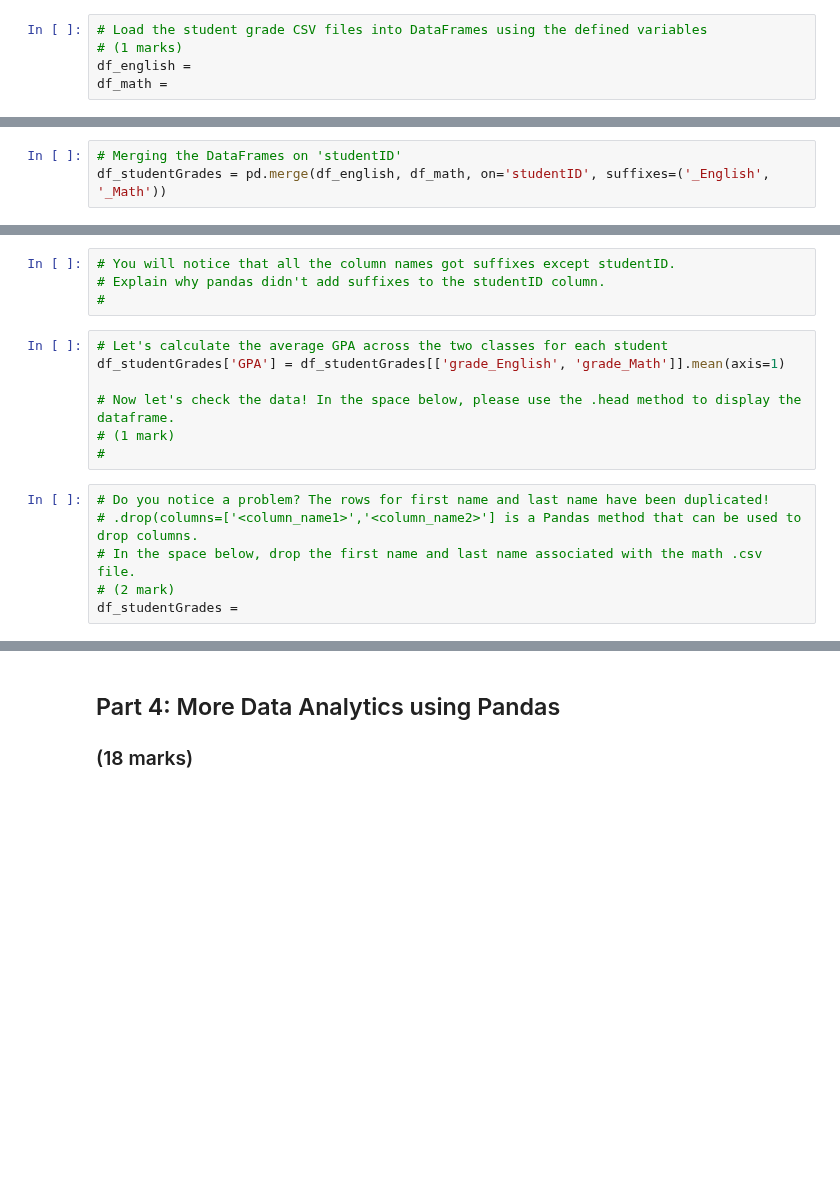
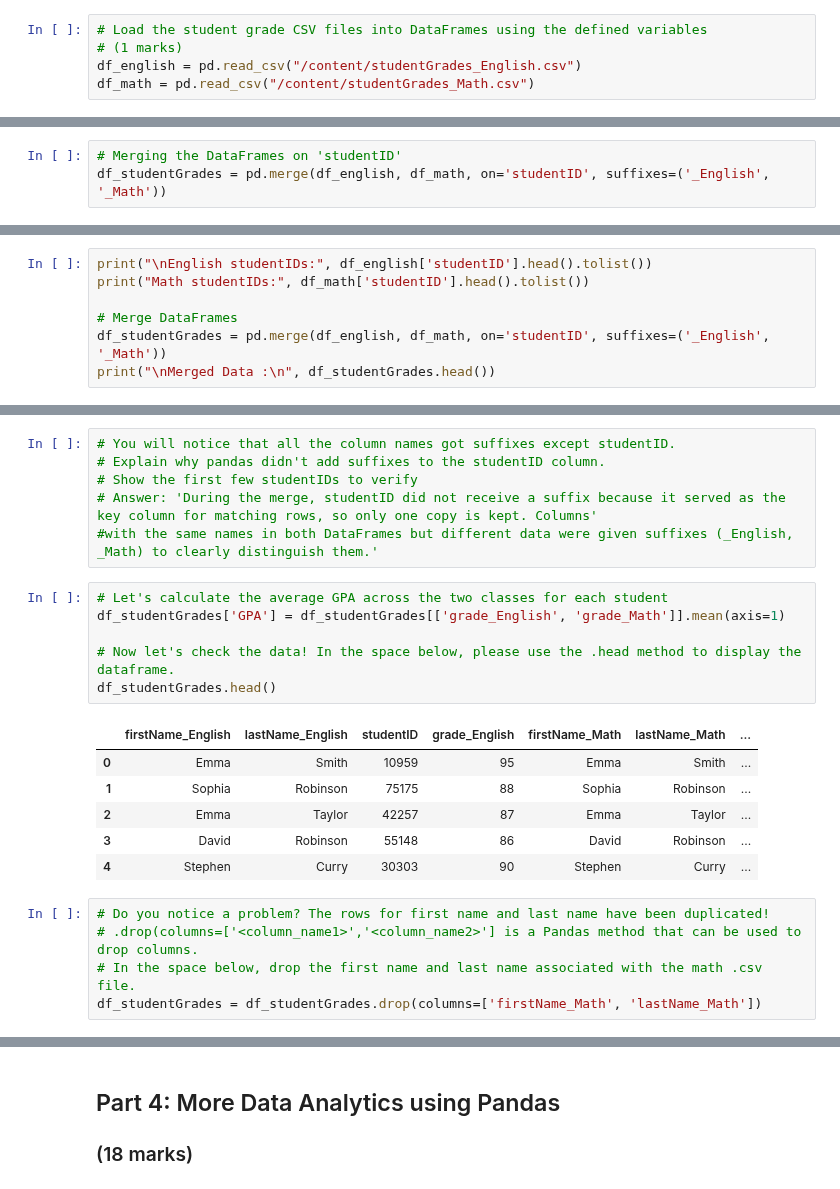
Before and after one commit to hRazaRizvi/ENGG680_2025_Fall, a Jupyter notebook: Lab_Assignment1/StudentGradeManagementSystem.ipynb, the cells around one changed output, grey strips where cells are left out. Drawn from its saved outputs; the diff is of its cells as text; blank space fills up the shorter version.

```diff
--- a/Lab_Assignment1/StudentGradeManagementSystem.ipynb
+++ b/Lab_Assignment1/StudentGradeManagementSystem.ipynb
@@ -223,7 +223,7 @@ Iftekhar's current balance: $1300
 # %%
 # Load the student grade CSV files into DataFrames using the defined variables
 # (1 marks)
-df_english =
-df_math =
+df_english = pd.read_csv("/content/studentGrades_English.csv")
+df_math = pd.read_csv("/content/studentGrades_Math.csv")
 # %%
 # Print the first 5 rows of df_english using the .head method
@@ -240,0 +258,7 @@ df_studentGrades = pd.merge(df_english, df_math, on='studentID', suffixes=('_Eng
+# %%
+print("\nEnglish studentIDs:", df_english['studentID'].head().tolist())
+print("Math studentIDs:", df_math['studentID'].head().tolist())
+
+# Merge DataFrames
+df_studentGrades = pd.merge(df_english, df_math, on='studentID', suffixes=('_English', '_Math'))
+print("\nMerged Data :\n", df_studentGrades.head())
@@ -241,19 +283,26 @@ df_studentGrades = pd.merge(df_english, df_math, on='studentID', suffixes=('_Eng
 # %%
 # You will notice that all the column names got suffixes except studentID.
 # Explain why pandas didn't add suffixes to the studentID column.
-#
+# Show the first few studentIDs to verify
+# Answer: 'During the merge, studentID did not receive a suffix because it served as the key column for matching rows, so only one copy is kept. Columns'
+#with the same names in both DataFrames but different data were given suffixes (_English, _Math) to clearly distinguish them.'
 # %%
 # Let's calculate the average GPA across the two classes for each student
 df_studentGrades['GPA'] = df_studentGrades[['grade_English', 'grade_Math']].mean(axis=1)
 
 # Now let's check the data! In the space below, please use the .head method to display the dataframe.
-# (1 mark)
-#
+df_studentGrades.head()
+# %% [output]
+|  | firstName_English | lastName_English | studentID | grade_English | firstName_Math | lastName_Math | ... |
+| 0 | Emma | Smith | 10959 | 95 | Emma | Smith | ... |
+| 1 | Sophia | Robinson | 75175 | 88 | Sophia | Robinson | ... |
+| 2 | Emma | Taylor | 42257 | 87 | Emma | Taylor | ... |
+| 3 | David | Robinson | 55148 | 86 | David | Robinson | ... |
+| 4 | Stephen | Curry | 30303 | 90 | Stephen | Curry | ... |
 # %%
 # Do you notice a problem? The rows for first name and last name have been duplicated!
 # .drop(columns=['<column_name1>','<column_name2>'] is a Pandas method that can be used to drop columns.
 # In the space below, drop the first name and last name associated with the math .csv file.
-# (2 mark)
-df_studentGrades =
+df_studentGrades = df_studentGrades.drop(columns=['firstName_Math', 'lastName_Math'])
 # %%
 # Let's display the data again. Use an appropriate method (hint: already used before)
```
Also changed, not shown: parts of 19 cells of this notebook.
